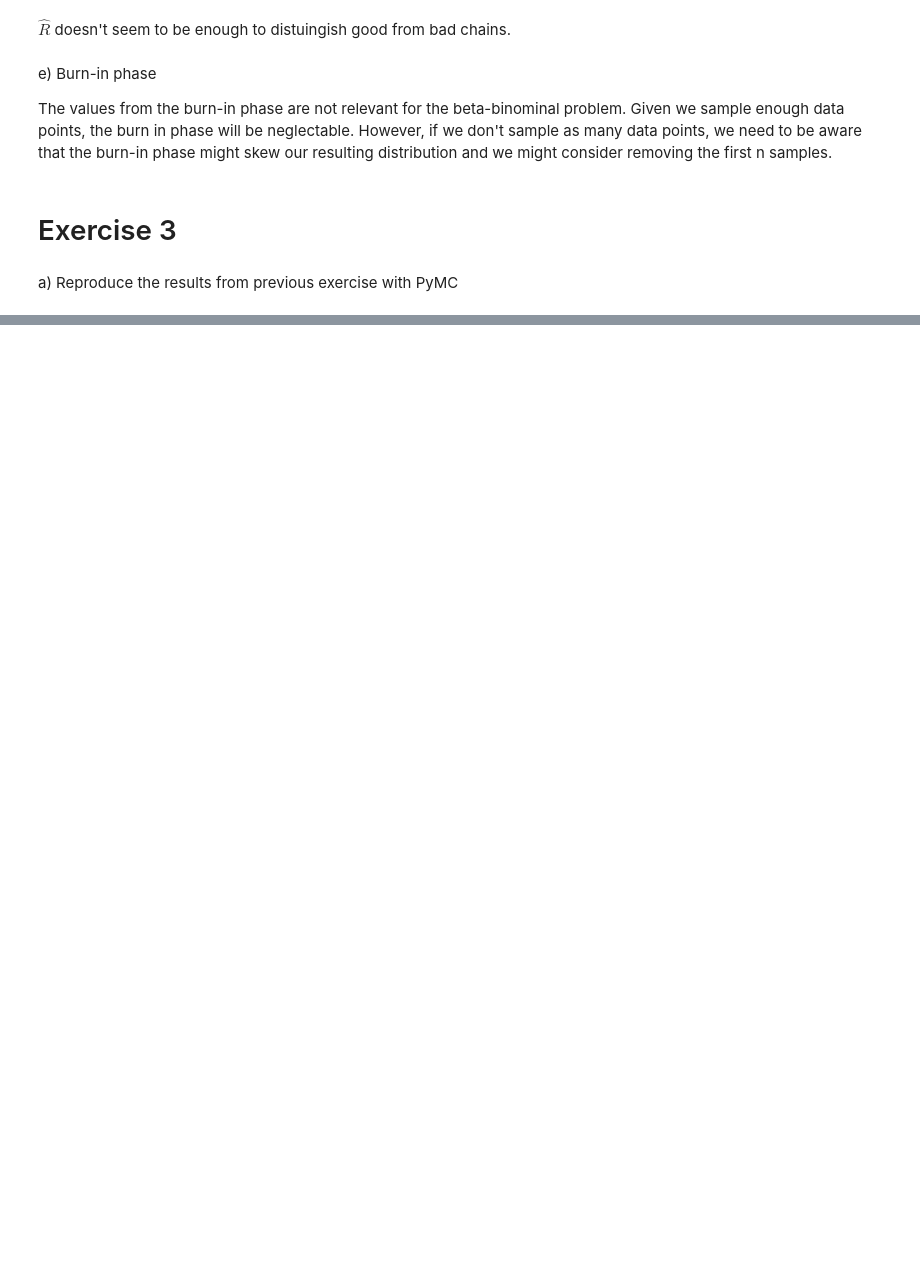
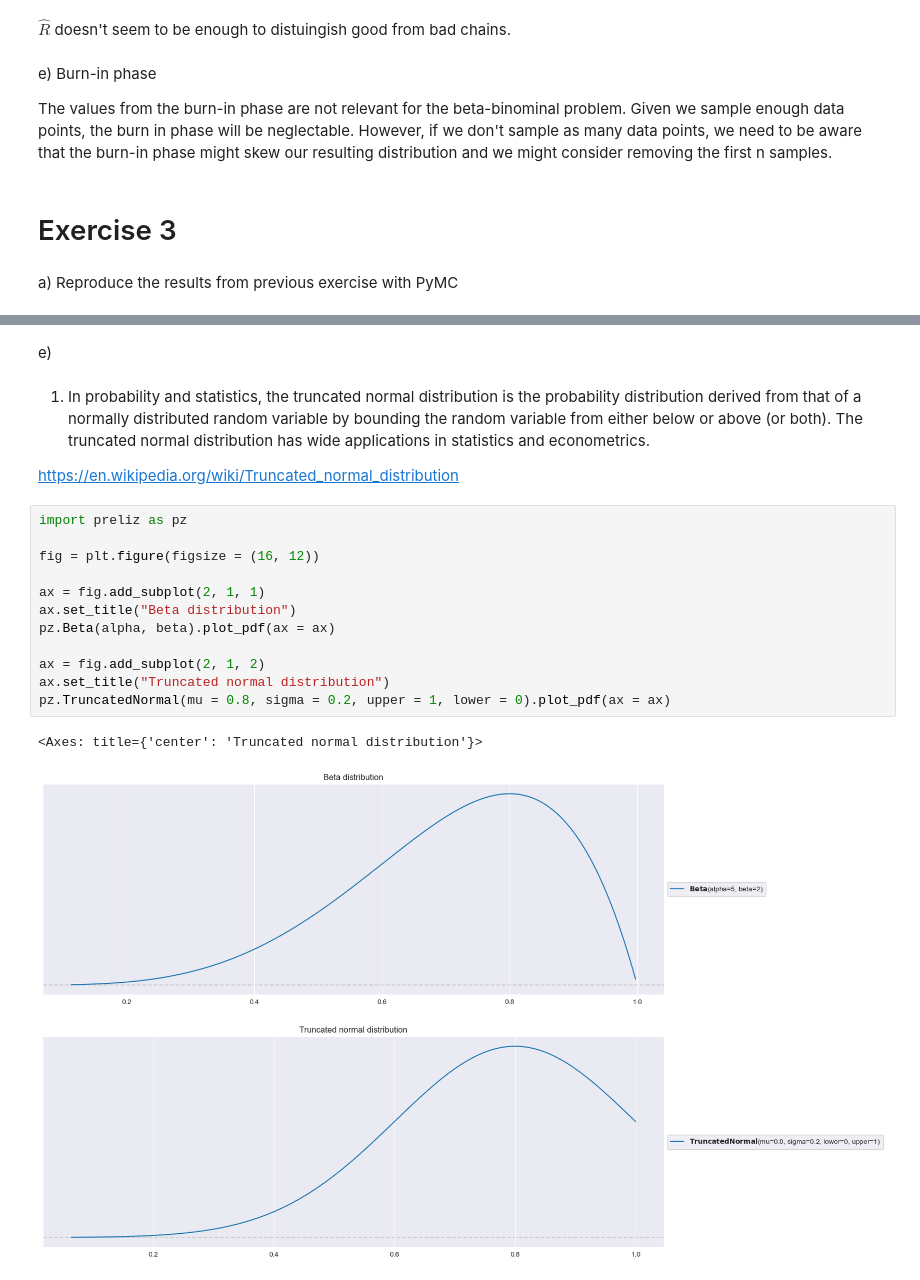
Before and after one commit to marbetschar/ZHAW-Bayesian-Machine-Learning-HS25, a Jupyter notebook: notebooks/week03/BML_Exercises_Week_03.ipynb, the cells around one changed output, grey strips where cells are left out. Cells and saved outputs as stored; diff of their text form; blank space fills up the shorter version.

```diff
--- a/notebooks/week03/BML_Exercises_Week_03.ipynb
+++ b/notebooks/week03/BML_Exercises_Week_03.ipynb
@@ -328,0 +429,21 @@ a) Reproduce the results from previous exercise with PyMC
+# %% [markdown]
+e)
+# %% [markdown]
+1. In probability and statistics, the truncated normal distribution is the probability distribution derived from that of a normally distributed random variable by bounding the random variable from either below or above (or both). The truncated normal distribution has wide applications in statistics and econometrics.
+
+https://en.wikipedia.org/wiki/Truncated_normal_distribution
+# %%
+import preliz as pz
+
+fig = plt.figure(figsize = (16, 12))
+
+ax = fig.add_subplot(2, 1, 1)
+ax.set_title("Beta distribution")
+pz.Beta(alpha, beta).plot_pdf(ax = ax)
+
+ax = fig.add_subplot(2, 1, 2)
+ax.set_title("Truncated normal distribution")
+pz.TruncatedNormal(mu = 0.8, sigma = 0.2, upper = 1, lower = 0).plot_pdf(ax = ax)
+# %% [output]
+<Axes: title={'center': 'Truncated normal distribution'}>
+[figure, added]
```
Also changed, not shown: parts of 30 cells of this notebook, 1 other file.
